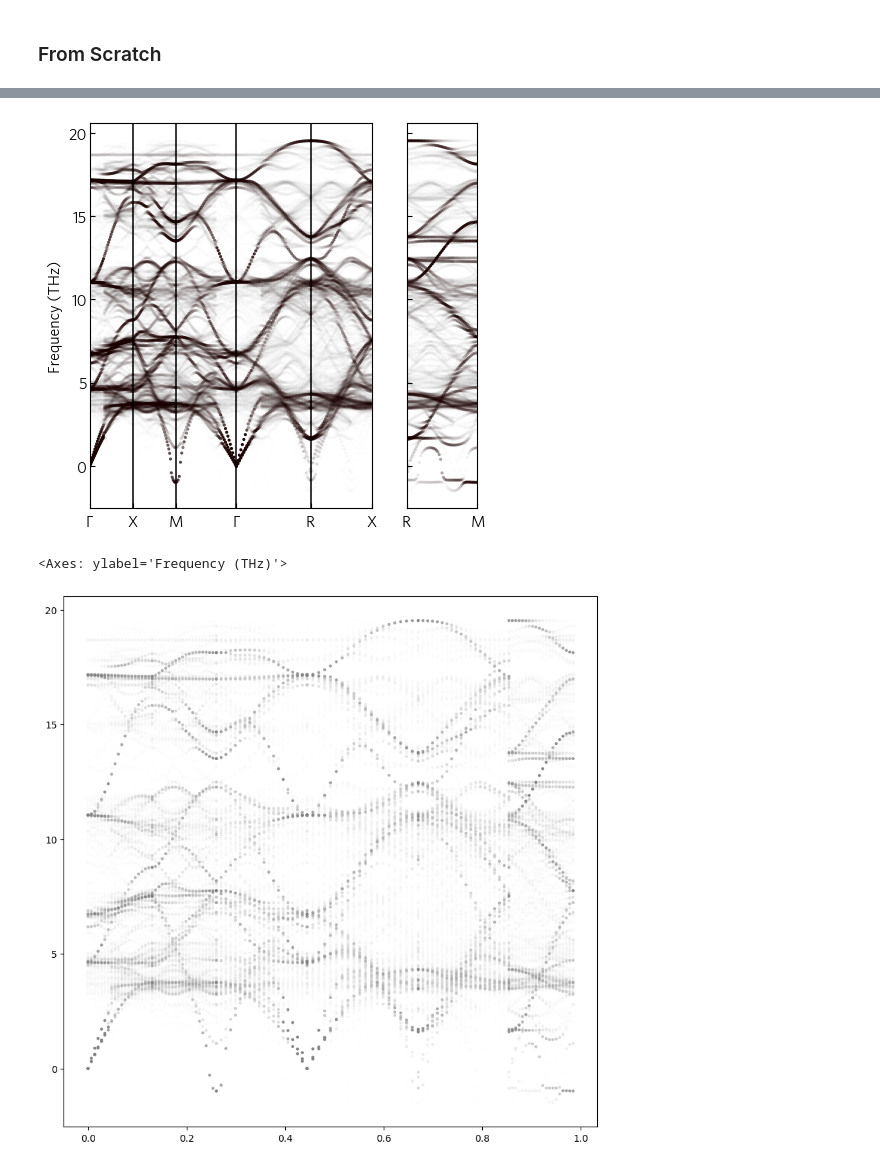
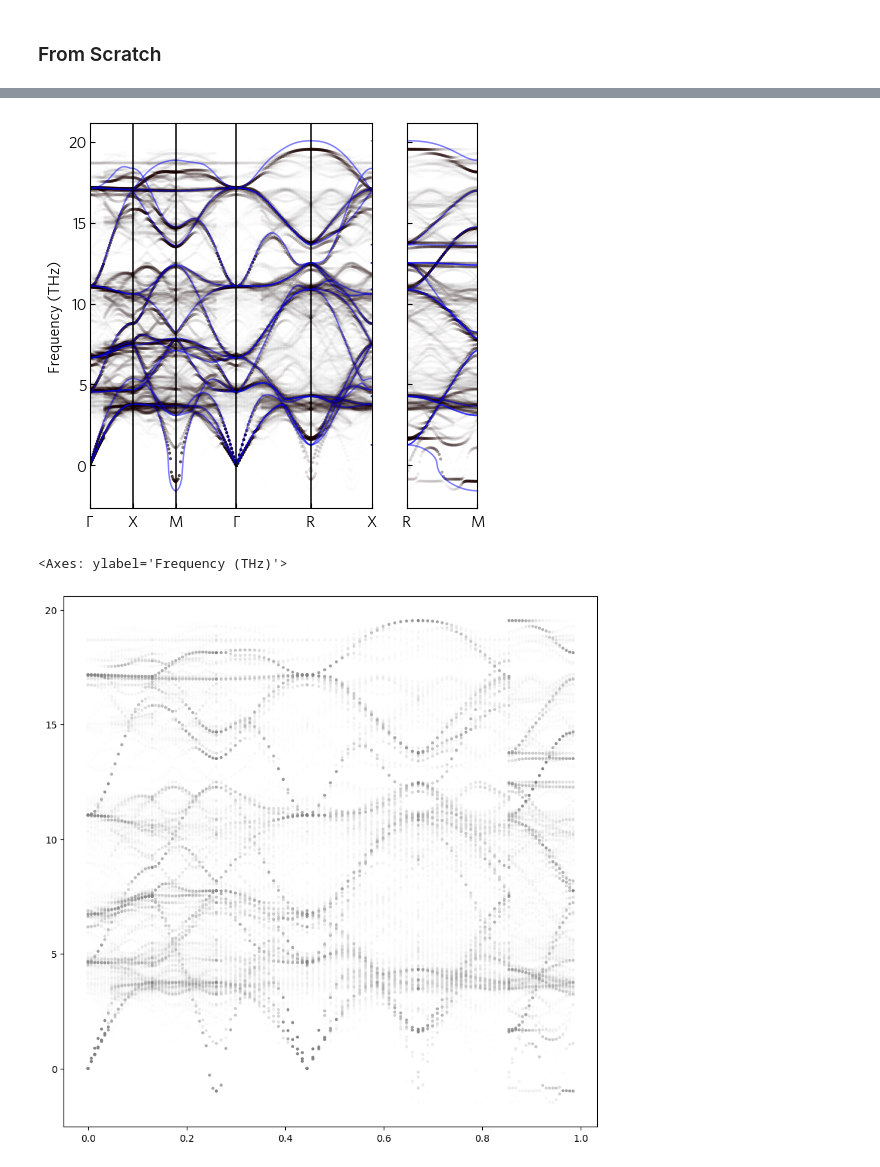
Before and after one commit to badw/puppy, a Jupyter notebook: notebooks/example2.ipynb, the cells around one changed output, grey strips where cells are left out. Saved outputs shown, nothing was run; the diff lists cells and outputs as text; code cells hidden in the pictures.

```diff
--- a/notebooks/example2.ipynb
+++ b/notebooks/example2.ipynb
@@ -205,9 +205,9 @@ directories = {'defect_directory':'/Users/badw/Documents/ntnu-projects/LiAlCl4/p
                     'defect_index':6}
 
 
-#directories = {'defect_directory':'/Users/badw/Documents/ntnu-projects/anti-perovskite/Li/Li3OCl/pbesol/phonons/3x3x3/v_li_init_phonons/',
-#               'host_directory':'/Users/badw/Documents/ntnu-projects/anti-perovskite/Li/Li3OCl/pbesol/phonons/3x3x3/kpoint_convergence/k1,1,1/',
-#               'defect_index':74}
+directories = {'defect_directory':'/Users/badw/Documents/ntnu-projects/anti-perovskite/Li/Li3OCl/pbesol/phonons/3x3x3/v_li_init_phonons/',
+               'host_directory':'/Users/badw/Documents/ntnu-projects/anti-perovskite/Li/Li3OCl/pbesol/phonons/3x3x3/kpoint_convergence/k1,1,1/',
+               'defect_index':74}
 # %% [markdown]
 ### From Scratch
 # %%
@@ -215,6 +215,7 @@ directories = {'defect_directory':'/Users/badw/Documents/ntnu-projects/LiAlCl4/p
 import gzip,os
 import tqdm_pathos
 from tqdm import tqdm
+import copy
 
 
 class Puppy:
@@ -282,7 +283,7 @@ class Puppy:
                   log_level=0)
 
         ph.run_band_structure(bands,
-                              with_eigenvectors=False,
+                              with_eigenvectors=True,
                               path_connections=path_connections,
                               labels=labels)
 
@@ -319,7 +320,7 @@ class Puppy:
 
         self.unfold_data = {'f':frequencies,'w':weights}
 
-    def plot_unfold(self,base_colour=(0.1,0.1,0.1)):
+    def plot_unfold(self,base_colour=(0.1,0.1,0.1),with_prim=False,threshold=0.1):
 
         import matplotlib.pyplot as plt
         import matplotlib.colors as mcolors
@@ -327,10 +328,14 @@ class Puppy:
         plt.style.use(sumo_base_style)
 
 
-        unfolded_weights = self.unfold_data['w']
+        unfolded_weights = copy.deepcopy(self.unfold_data['w'])
         unfolded_freq = self.unfold_data['f']
 
-        norm = mcolors.Normalize(vmin=0,vmax=np.max(unfolded_weights))
+
+        for i in range(len(unfolded_weights)):
+            unfolded_weights[i][unfolded_weights[i]<threshold] = 0
+
+        norm = mcolors.Normalize(vmin=np.min(unfolded_weights),vmax=np.max(unfolded_weights))
 
         line = self.host_band_data['distances']
         path_connections = self.path_connections
@@ -347,7 +352,12 @@ class Puppy:
 
         sizing = collections.Counter(path_connections[:-1]).values()
 
-        fig,axes = plt.subplots(ncols=axiscount,figsize=(5,5),dpi=100,sharey=True,gridspec_kw={'width_ratios':sizing})
+        fig,axes = plt.subplots(ncols=axiscount,figsize=(8,8),dpi=300,sharey=True,gridspec_kw={'width_ratios':sizing})
+
+        if with_prim == True:
+            for dist,freq in zip(self.host_band_data['distances'],self.host_band_data['frequencies']):
+                axes[0].plot(dist,freq,color='tab:blue',alpha=0.5)
+                axes[1].plot(dist,freq,color='tab:blue',alpha=0.5)
 
         axisvlines = [0]
 
@@ -408,9 +418,8 @@ import warnings
 warnings.simplefilter('ignore')
 puppy = Puppy(defect_directory=directories['defect_directory'],
               host_directory=directories['host_directory'],
-              line_density=51,
+              line_density=100,
               expansion=[3,3,3])
 
 puppy.get_host_phonons()
 puppy.get_defect_phonons()
-puppy.unfold()
@@ -437,6 +457,12 @@ import collections
 sizing = collections.Counter(path_connections[:-1]).values()
 
 fig,axes = plt.subplots(ncols=axiscount,figsize=(5,5),dpi=100,sharey=True,gridspec_kw={'width_ratios':sizing})
+
+
+for dist,freq in zip(band_data['distances'],band_data['frequencies']):
+    axes[0].plot(dist,freq,color='blue',alpha=0.5)
+    axes[1].plot(dist,freq,color='blue',alpha=0.5)
+
 
 unfolded_weights = unfold['w']
 norm = mcolors.Normalize(vmin=0,vmax=np.max(unfolded_weights))
@@ -475,35 +501,34 @@ for i,(l,connect,label) in enumerate(zip(distances,path_connections,labels)):
             count+=1
 
 
 lefts = [0]
 rights = []
 for i, c in enumerate(path_connections):
     if not c:
         lefts.append(i + 1)
         rights.append(i)
     seg_indices = [list(range(lft, rgt + 1)) for lft, rgt in zip(lefts, rights)]
     special_points = []
     for indices in seg_indices:
         pts = [distances[i][0] for i in indices]
         pts.append(distances[indices[-1]][-1])
         special_points.append(pts)
 
 l_count = 0
 
 for ax, spts in zip(axes,special_points):
     ax.set_xticks(spts)
     ax.set_xlim(spts[0],spts[-1])
     ax.set_xticklabels(labels[l_count : (l_count + len(spts))])
     l_count += len(spts)
 
 
-
 axes[0].set_ylabel('Frequency (THz)')
 plt.show()
 
 fig.axes[0]
 # %% [output]
-[figure, old version]
+[figure, new version]
 <Axes: ylabel='Frequency (THz)'>
 # %%
 import matplotlib.pyplot as plt
```
Also changed, not shown: parts of 4 cells of this notebook.
